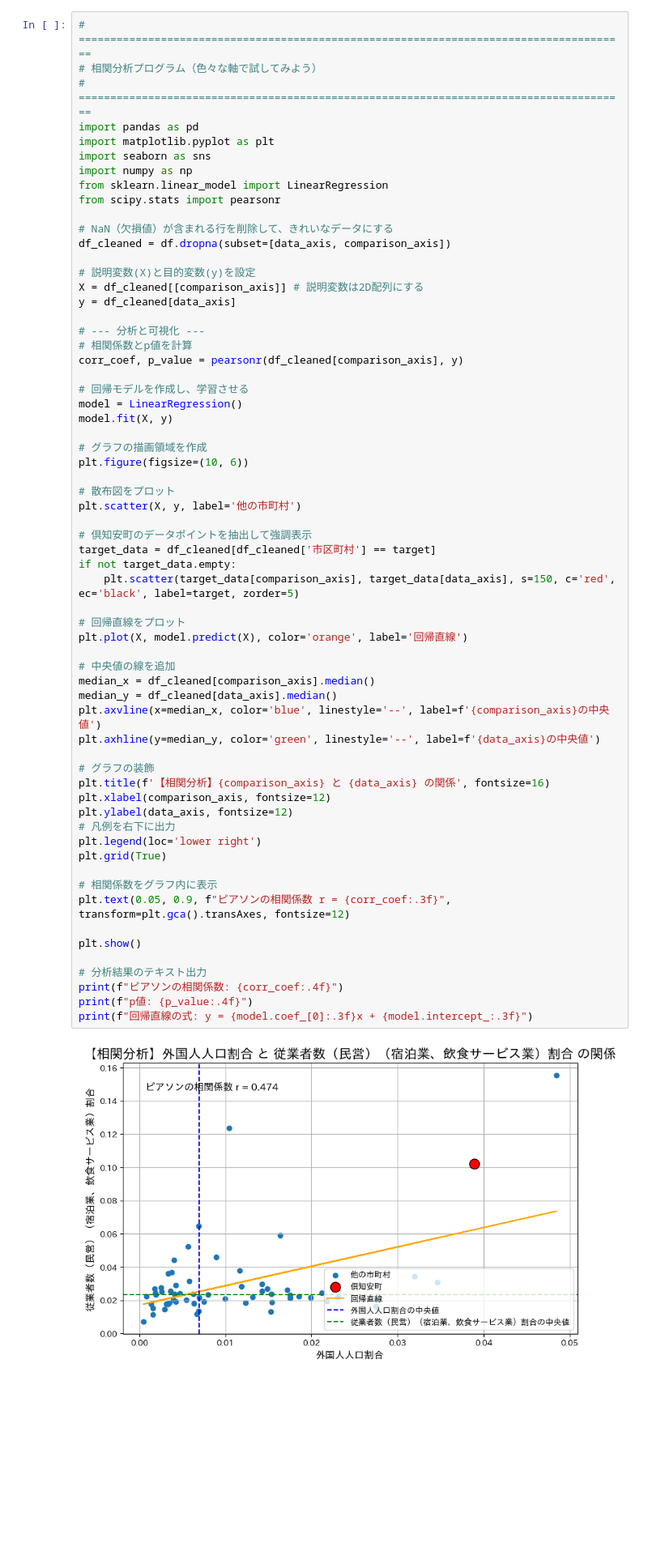
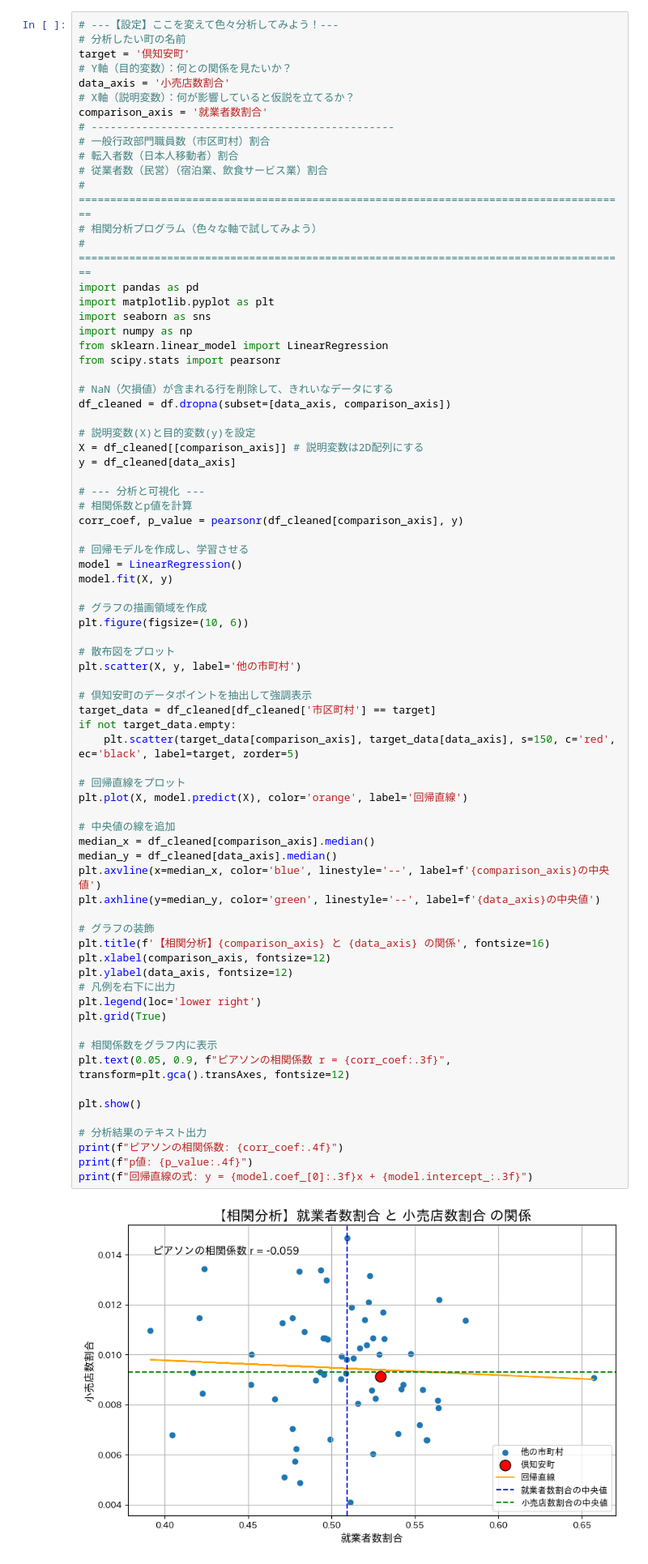
Before and after one commit to hirossk/khs, a Jupyter notebook: 倶知安高校データ分析・情報Ⅰ.ipynb, the cells around one changed output. Shown at 81% size. Drawn from its saved outputs; the diff is of its cells as text; blank space fills up the shorter version.

```diff
--- a/倶知安高校データ分析・情報Ⅰ.ipynb
+++ b/倶知安高校データ分析・情報Ⅰ.ipynb
@@ -441,4 +329,15 @@ comparison_axis = '外国人人口割合'
 # %%
+# ---【設定】ここを変えて色々分析してみよう！---
+# 分析したい町の名前
+target = '倶知安町'
+# Y軸（目的変数）：何との関係を見たいか？
+data_axis = '小売店数割合'
+# X軸（説明変数）：何が影響していると仮説を立てるか？
+comparison_axis = '就業者数割合'
+# ------------------------------------------------
+# 一般行政部門職員数（市区町村）割合
+# 転入者数（日本人移動者）割合
+# 従業者数（民営）（宿泊業、飲食サービス業）割合
 # =======================================================================================
 # 相関分析プログラム（色々な軸で試してみよう）
 # =======================================================================================
@@ -475,31 +374,31 @@ target_data = df_cleaned[df_cleaned['市区町村'] == target]
 if not target_data.empty:
     plt.scatter(target_data[comparison_axis], target_data[data_axis], s=150, c='red', ec='black', label=target, zorder=5)
 
 # 回帰直線をプロット
 plt.plot(X, model.predict(X), color='orange', label='回帰直線')
 
 # 中央値の線を追加
 median_x = df_cleaned[comparison_axis].median()
 median_y = df_cleaned[data_axis].median()
 plt.axvline(x=median_x, color='blue', linestyle='--', label=f'{comparison_axis}の中央値')
 plt.axhline(y=median_y, color='green', linestyle='--', label=f'{data_axis}の中央値')
 
 # グラフの装飾
 plt.title(f'【相関分析】{comparison_axis} と {data_axis} の関係', fontsize=16)
 plt.xlabel(comparison_axis, fontsize=12)
 plt.ylabel(data_axis, fontsize=12)
 # 凡例を右下に出力
 plt.legend(loc='lower right')
 plt.grid(True)
 
 # 相関係数をグラフ内に表示
 plt.text(0.05, 0.9, f"ピアソンの相関係数 r = {corr_coef:.3f}", transform=plt.gca().transAxes, fontsize=12)
 
 plt.show()
 
 # 分析結果のテキスト出力
 print(f"ピアソンの相関係数: {corr_coef:.4f}")
 print(f"p値: {p_value:.4f}")
 print(f"回帰直線の式: y = {model.coef_[0]:.3f}x + {model.intercept_:.3f}")
 # %% [output]
-[figure, old version]
+[figure, new version]
```
Also changed, not shown: parts of 15 cells of this notebook.
